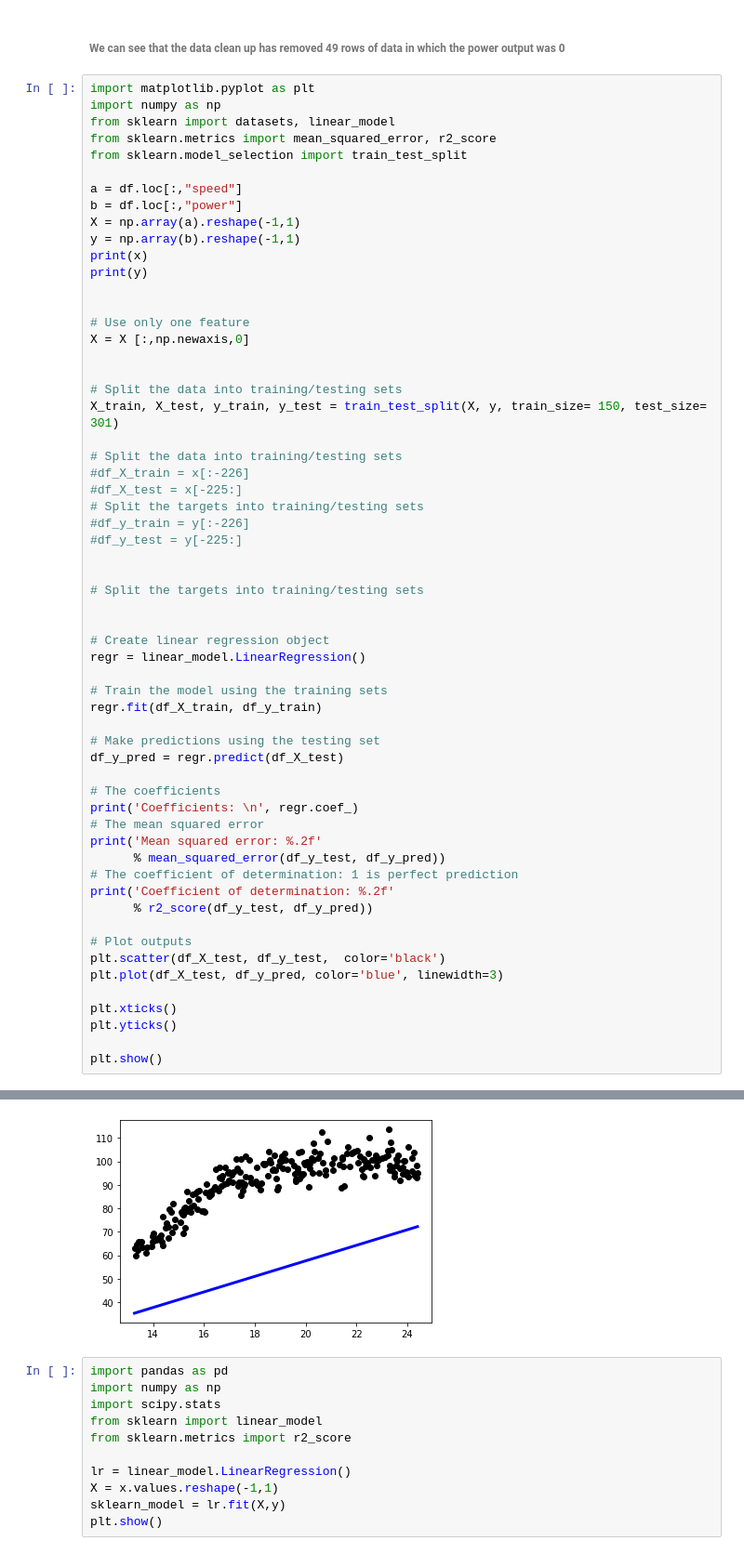
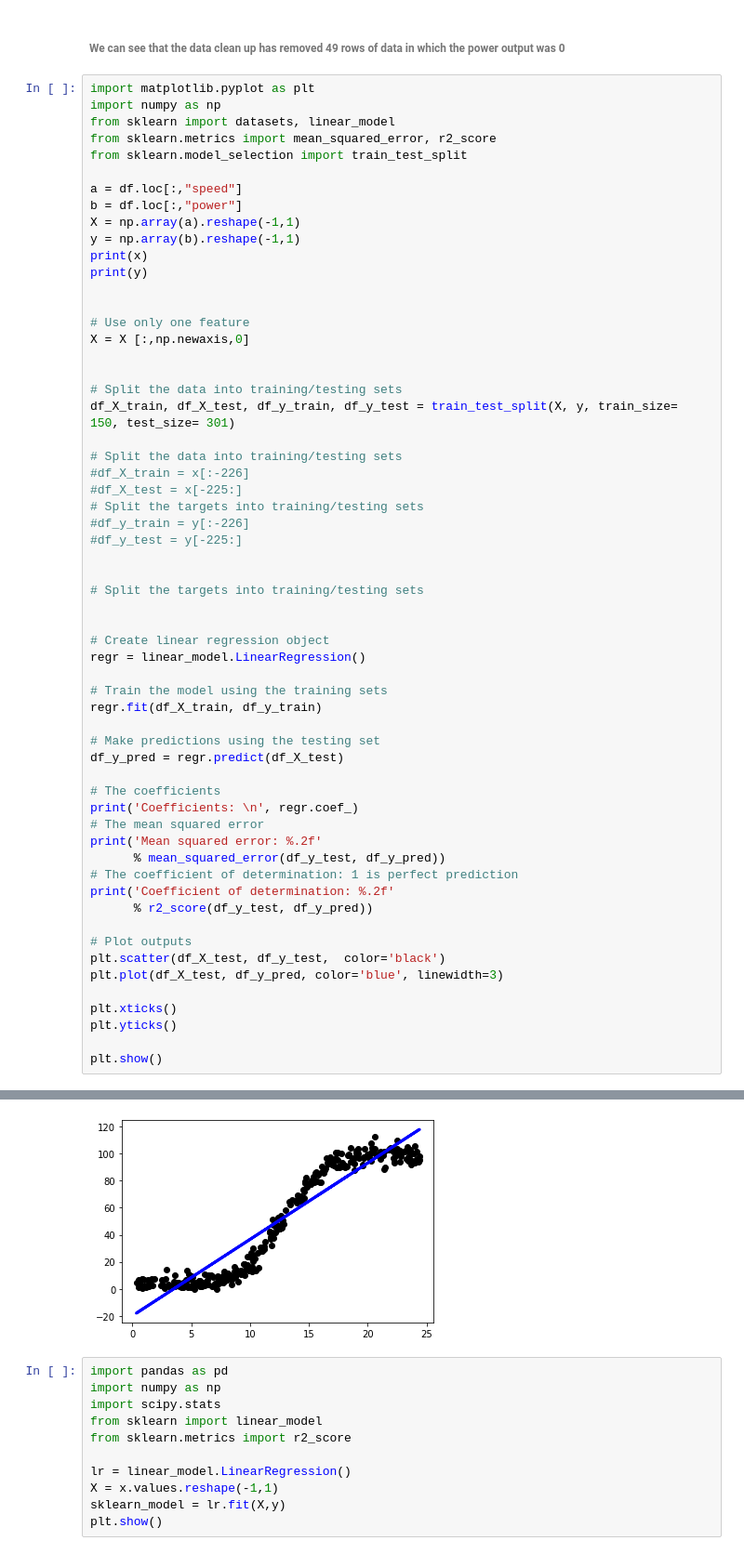
Before and after one commit to Jonathangmit/powerproduction, a Jupyter notebook: power production project.ipynb, the cells around one changed output, grey strips where cells are left out. Shown at 93% size. Drawn from its saved outputs; the diff is of its cells as text.

```diff
--- a/power production project.ipynb
+++ b/power production project.ipynb
@@ -145,7 +145,7 @@ X = X [:,np.newaxis,0]
 
 
 # Split the data into training/testing sets
-X_train, X_test, y_train, y_test = train_test_split(X, y, train_size= 150, test_size= 301)
+df_X_train, df_X_test, df_y_train, df_y_test = train_test_split(X, y, train_size= 150, test_size= 301)
 
 # Split the data into training/testing sets
 #df_X_train = x[:-226]
@@ -205,4 +205,4 @@ Coefficient of determination: -9.47
-[figure, old version]
+[figure, new version]
 # %%
 import pandas as pd
 import numpy as np
```
Also changed, not shown: parts of 1 cell of this notebook.
